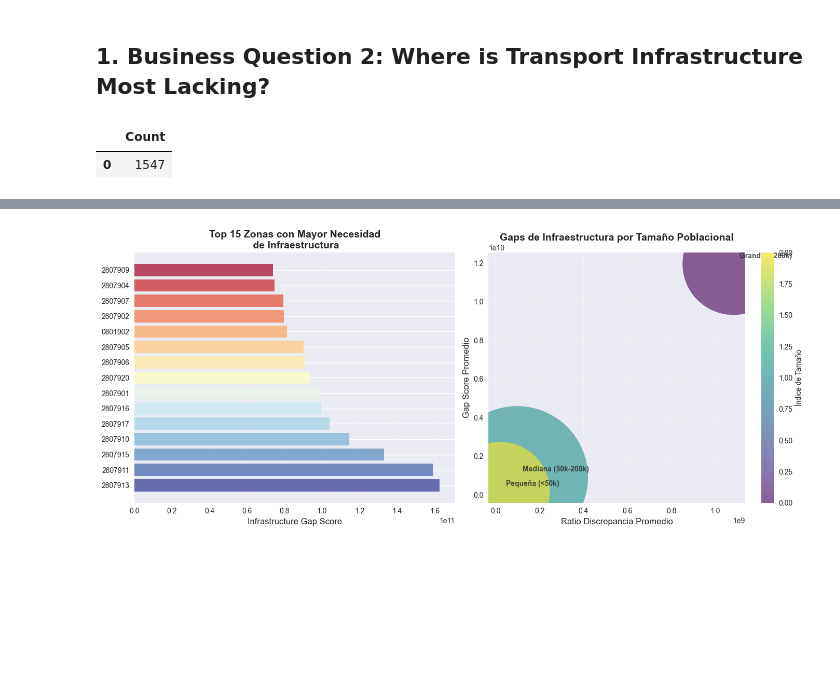
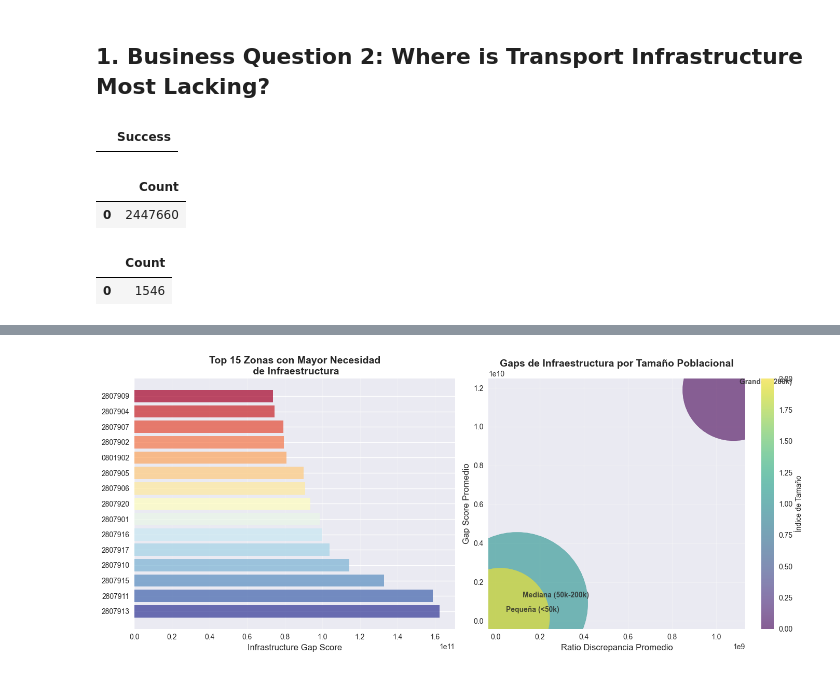
Before and after one commit to bgramaje/muceim-bigdata_project, a Jupyter notebook: notebooks/layers/gold_v2.ipynb, the cells around one changed output, grey strips where cells are left out. Saved outputs shown, nothing was run; the diff lists cells and outputs as text; code cells hidden in the pictures; blank space fills up the shorter version.

```diff
--- a/notebooks/layers/gold_v2.ipynb
+++ b/notebooks/layers/gold_v2.ipynb
@@ -161,41 +161,51 @@ plt.show()
 [figure]
 # %% [markdown]
 <h2 id="q1"><b>1. Business Question 2: Where is Transport Infrastructure Most Lacking?</b></h2>
+# %%
+SQL("""
+    INSTALL spatial;
+    LOAD spatial;
+""")
+# %% [output]
+|  | Success |
+# %%
+SQL("""
+    CREATE OR REPLACE TABLE silver_distances AS
+    SELECT
+        o.id AS origen,
+        d.id AS destino,
+        ST_Distance_Sphere(o.centroid, d.centroid) / 1000.0 AS distancia_km
+    FROM silver_zones_all AS o
+    CROSS JOIN silver_zones_all AS d
+    WHERE o.id != d.id
+        AND o.zone_level = 'distritos' AND d.zone_level = 'distritos';
+""")
+# %% [output]
+|  | Count |
+| 0 | 2447660 |
 # %%
 SQL("""
--- Crear tabla gold para el modelo de gravedad
+-- Crear tabla gold para el modelo de gravedad optimizado
 CREATE OR REPLACE TABLE gold_infrastructure_gaps AS
 WITH zone_attributes AS (
     SELECT
         id AS zone_id,
         zone_level,
-        population,
-        centroid_latitude,
-        centroid_longitude
+        population
     FROM silver_zones_all
-    WHERE zone_level = 'distritos'  -- Empezamos con distritos
-),
-distance_matrix AS (
-    SELECT
-        a.zone_id AS origen_id,
-        b.zone_id AS destino_id,
-        a.population AS poblacion_origen,
-        b.population AS poblacion_destino,
-        -- Distancia Euclidiana entre centroides (km aproximados)
-        SQRT(POW(a.centroid_latitude - b.centroid_latitude, 2) +
-             POW(a.centroid_longitude - b.centroid_longitude, 2)) * 111 AS distancia_km
-    FROM zone_attributes a
-    CROSS JOIN zone_attributes b
-    WHERE a.zone_id != b.zone_id
+    WHERE zone_level = 'distritos'
 ),
 gravity_model AS (
     SELECT
-        dm.origen_id,
-        dm.destino_id,
-        dm.distancia_km,
+        sd.origen AS origen_id,
+        sd.destino AS destino_id,
+        sd.distancia_km,
         -- Modelo de gravedad básico: T_ij = k * (P_i * P_j) / d_ij^2
-        (dm.poblacion_origen * dm.poblacion_destino) / NULLIF(POW(dm.distancia_km, 2), 0) AS viajes_estimados_gravity
-    FROM distance_matrix dm
+        (o.population * d.population) / NULLIF(POW(sd.distancia_km, 2), 0) AS viajes_estimados_gravity
+    FROM silver_distances sd
+    JOIN zone_attributes o ON sd.origen = o.zone_id
+    JOIN zone_attributes d ON sd.destino = d.zone_id
+    WHERE sd.distancia_km BETWEEN 5 AND 50  -- Filtrar desde el inicio
 ),
 actual_viajes AS (
     SELECT
@@ -220,36 +230,35 @@ comparison AS (
         -- Ratio de discrepancia
         CASE
             WHEN COALESCE(a.viajes_reales_promedio, 0) = 0 THEN g.viajes_estimados_gravity
             ELSE g.viajes_estimados_gravity / NULLIF(a.viajes_reales_promedio, 0)
         END AS ratio_discrepancia,
         -- Gap absoluto
         g.viajes_estimados_gravity - COALESCE(a.viajes_reales_promedio, 0) AS gap_absoluto
     FROM gravity_model g
     LEFT JOIN actual_viajes a ON g.origen_id = a.origen_zone_id AND g.destino_id = a.destino_zone_id
 ),
 zone_gaps AS (
     SELECT
         origen_id AS zone_id,
         AVG(ratio_discrepancia) AS avg_ratio_discrepancia,
         SUM(gap_absoluto) AS total_gap_absoluto,
         COUNT(*) AS num_pares_od
     FROM comparison
-    WHERE distancia_km BETWEEN 5 AND 50  -- Distancias relevantes para transporte
     GROUP BY origen_id
 )
 SELECT
     zg.*,
     za.population,
     za.zone_level,
     -- Score de infraestructura (mayor score = mayor necesidad)
-    zg.avg_ratio_discrepancia * LOG(zg.total_gap_absoluto + 1) AS infrastructure_gap_score
+    zg.avg_ratio_discrepancia * LOG(ABS(zg.total_gap_absoluto) + 1) AS infrastructure_gap_score
 FROM zone_gaps zg
 JOIN zone_attributes za ON zg.zone_id = za.zone_id
 ORDER BY infrastructure_gap_score DESC;
 """)
 # %% [output]
 |  | Count |
-| 0 | 1547 |
+| 0 | 1546 |
 # %%
 SQL("""
     SELECT
```
Also changed, not shown: parts of 1 cell of this notebook, 2 other files.
